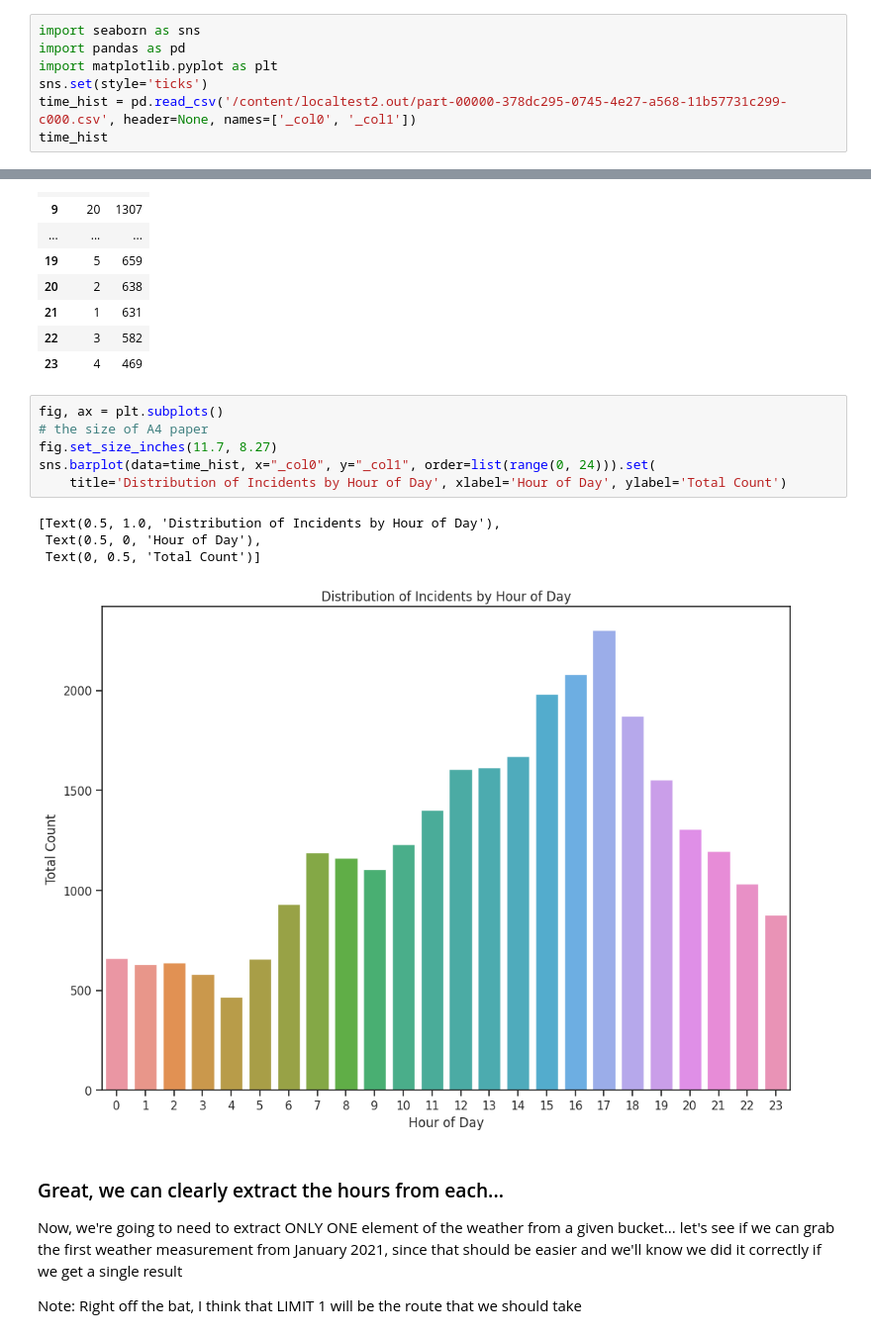
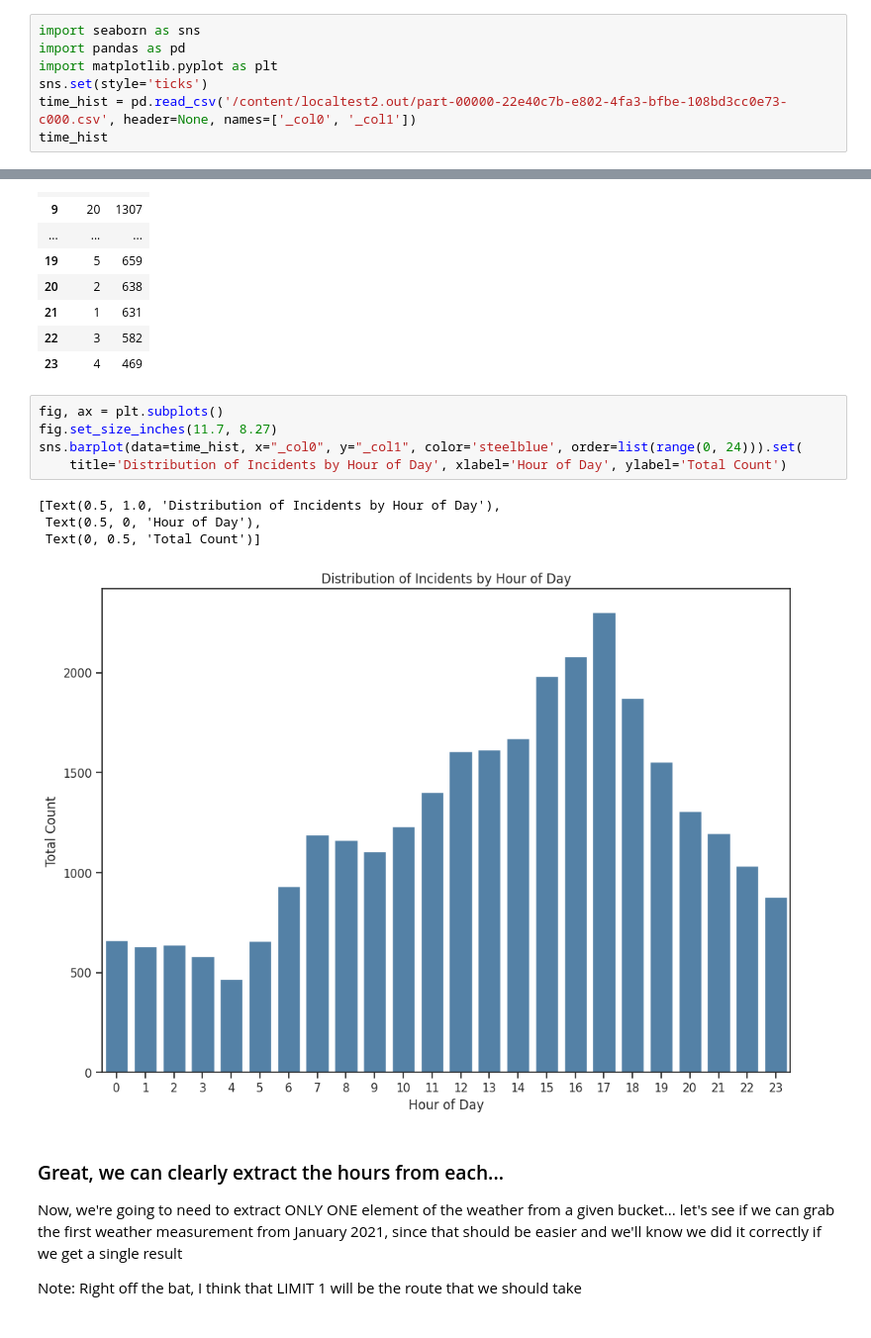
Before and after one commit to JoshScherer/Emergency-Response, a Jupyter notebook: FiguringOutSpark.ipynb, the cells around one changed output, grey strips where cells are left out. Shown at 99% size. Saved outputs shown, nothing was run; the diff lists cells and outputs as text.

```diff
--- a/FiguringOutSpark.ipynb
+++ b/FiguringOutSpark.ipynb
@@ -438,7 +438,7 @@ import seaborn as sns
 import pandas as pd
 import matplotlib.pyplot as plt
 sns.set(style='ticks')
-time_hist = pd.read_csv('/content/localtest2.out/part-00000-378dc295-0745-4e27-a568-11b57731c299-c000.csv', header=None, names=['_col0', '_col1'])
+time_hist = pd.read_csv('/content/localtest2.out/part-00000-22e40c7b-e802-4fa3-bfbe-108bd3cc0e73-c000.csv', header=None, names=['_col0', '_col1'])
 time_hist
 # %% [output]
 |  | _col0 | _col1 |
@@ -460,15 +460,14 @@ time_hist
 | 23 | 4 | 469 |
 # %%
 fig, ax = plt.subplots()
-# the size of A4 paper
 fig.set_size_inches(11.7, 8.27)
-sns.barplot(data=time_hist, x="_col0", y="_col1", order=list(range(0, 24))).set(
+sns.barplot(data=time_hist, x="_col0", y="_col1", color='steelblue', order=list(range(0, 24))).set(
     title='Distribution of Incidents by Hour of Day', xlabel='Hour of Day', ylabel='Total Count')
 # %% [output]
 [Text(0.5, 1.0, 'Distribution of Incidents by Hour of Day'),
  Text(0.5, 0, 'Hour of Day'),
  Text(0, 0.5, 'Total Count')]
-[figure, old version]
+[figure, new version]
 # %% [markdown]
 ### Great, we can clearly extract the hours from each...
 
```
Also changed, not shown: parts of 18 cells of this notebook.
